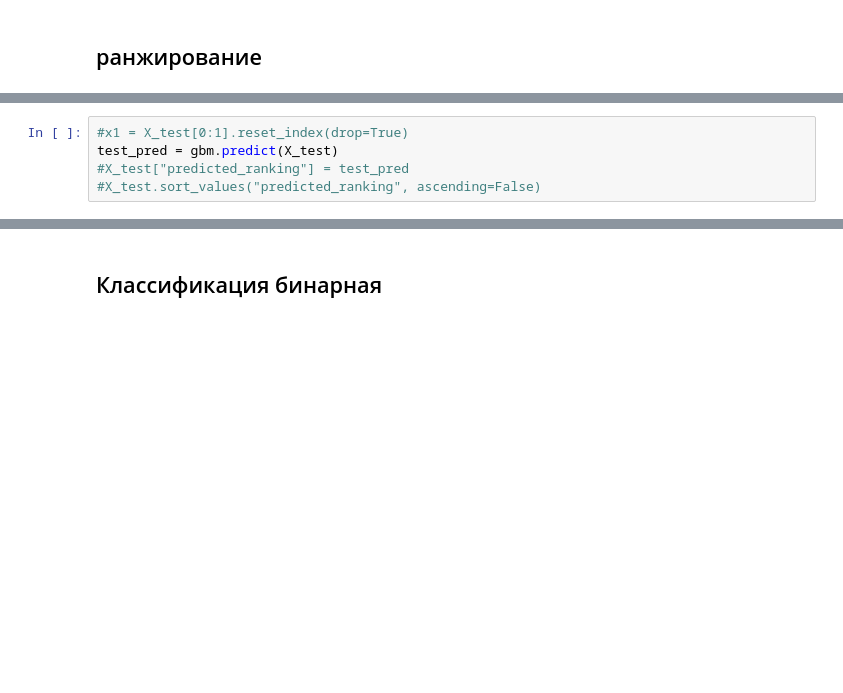
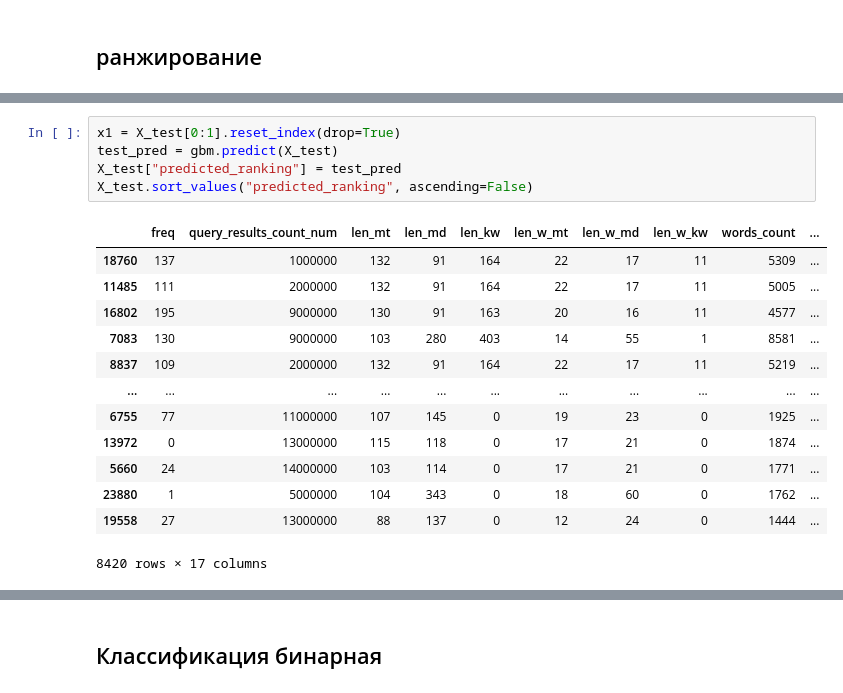
Before and after one commit to KabirovIrik/data-full-path, a Jupyter notebook: analysis/procced_train.ipynb, the cells around one changed output, grey strips where cells are left out. Drawn from its saved outputs; the diff is of its cells as text; blank space fills up the shorter version.

```diff
--- a/analysis/procced_train.ipynb
+++ b/analysis/procced_train.ipynb
@@ -208,8 +278,22 @@ LGBMRanker(label_gain=array([0, 1, 2, 3, 4], dtype=int64), max_depth=115,
            min_child_samples=251, n_estimators=200, reg_alpha=0.1,
            reg_lambda=0.2)
 # %%
-#x1 = X_test[0:1].reset_index(drop=True)
+x1 = X_test[0:1].reset_index(drop=True)
 test_pred = gbm.predict(X_test)
-#X_test["predicted_ranking"] = test_pred
-#X_test.sort_values("predicted_ranking", ascending=False)
+X_test["predicted_ranking"] = test_pred
+X_test.sort_values("predicted_ranking", ascending=False)
+# %% [output]
+|  | freq | query_results_count_num | len_mt | len_md | len_kw | len_w_mt | len_w_md | len_w_kw | words_count | ... |
+| 18760 | 137 | 1000000 | 132 | 91 | 164 | 22 | 17 | 11 | 5309 | ... |
+| 11485 | 111 | 2000000 | 132 | 91 | 164 | 22 | 17 | 11 | 5005 | ... |
+| 16802 | 195 | 9000000 | 130 | 91 | 163 | 20 | 16 | 11 | 4577 | ... |
+| 7083 | 130 | 9000000 | 103 | 280 | 403 | 14 | 55 | 1 | 8581 | ... |
+| 8837 | 109 | 2000000 | 132 | 91 | 164 | 22 | 17 | 11 | 5219 | ... |
+| ... | ... | ... | ... | ... | ... | ... | ... | ... | ... | ... |
+| 6755 | 77 | 11000000 | 107 | 145 | 0 | 19 | 23 | 0 | 1925 | ... |
+| 13972 | 0 | 13000000 | 115 | 118 | 0 | 17 | 21 | 0 | 1874 | ... |
+| 5660 | 24 | 14000000 | 103 | 114 | 0 | 17 | 21 | 0 | 1771 | ... |
+| 23880 | 1 | 5000000 | 104 | 343 | 0 | 18 | 60 | 0 | 1762 | ... |
+| 19558 | 27 | 13000000 | 88 | 137 | 0 | 12 | 24 | 0 | 1444 | ... |
+8420 rows × 17 columns
 # %%
```
Also changed, not shown: parts of 105 cells of this notebook.
